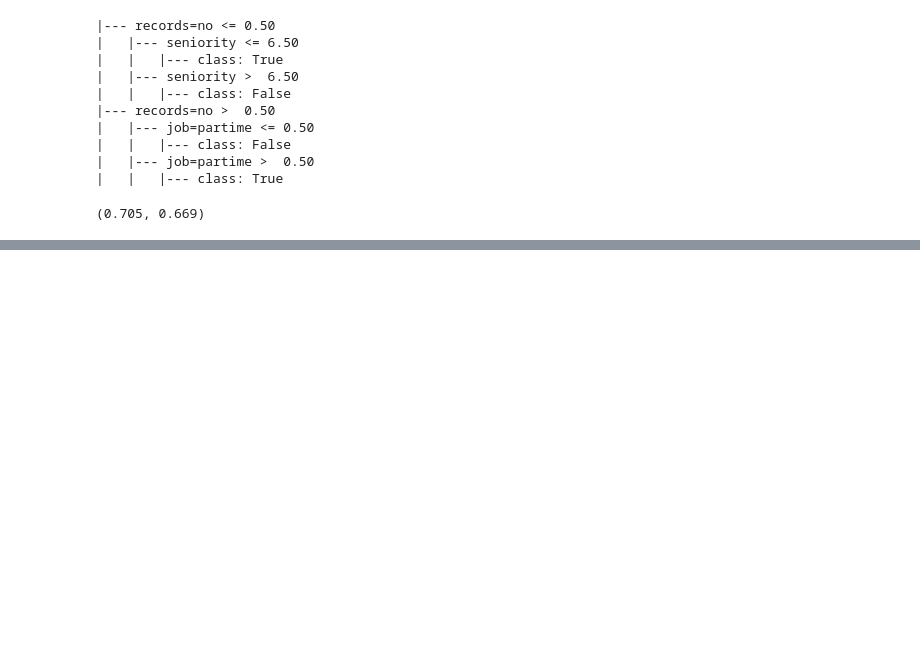
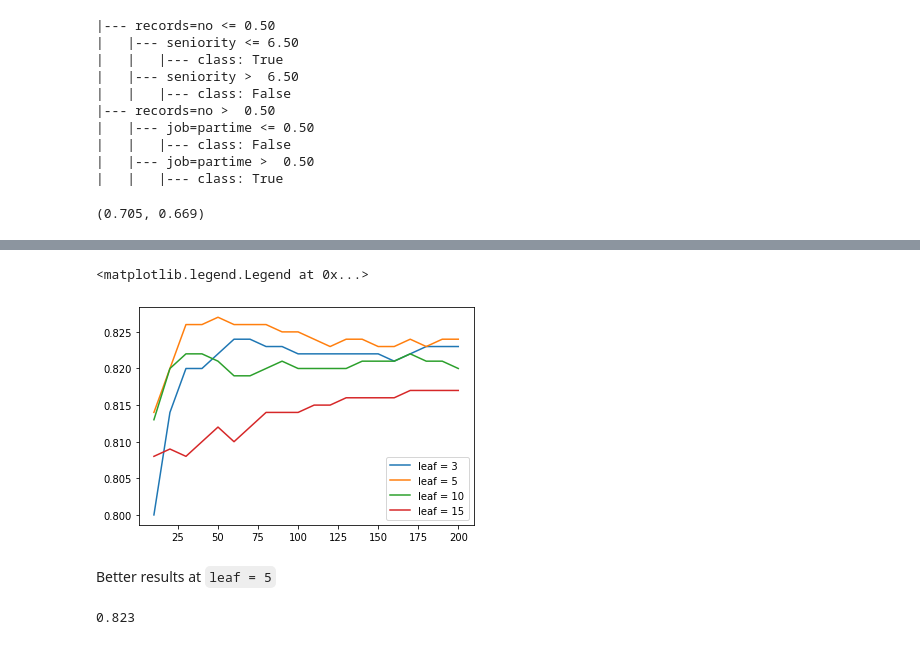
Before and after one commit to nandan-06/Credit-Risk-Score, a Jupyter notebook: CreditRisk.ipynb, the cells around one changed output, grey strips where cells are left out. Saved outputs shown, nothing was run; the diff lists cells and outputs as text; code cells hidden in the pictures; blank space fills up the shorter version.

```diff
--- a/CreditRisk.ipynb
+++ b/CreditRisk.ipynb
@@ -407,0 +545,16 @@ df_new
+# %%
+# Parameter tuning for the random forest on `min_sample_leaf`
+all_aucs = {}
+for leaf in [3,5,10,15]:
+    print(f"no. of leaf: {leaf}")
+    aucs = []
+    for n in range (10, 201, 10):
+        rf = RandomForestClassifier(n_estimators=n,min_samples_leaf=leaf ,random_state=11, max_depth=10) # max_depth = 10 because better accuracy
+        rf.fit(X_train, y_train)
+        y_pred = rf.predict_proba(X_val)[:,1]
+        acc = roc_auc_score(y_val, y_pred).round(3)
+        print(f"n_trees: {n} -> score: {acc}")
+        aucs.append(acc)
+
+    all_aucs[leaf] = aucs
+    print()
@@ -407,0 +579,21 @@ df_new
+# %%
+num_trees = list(range(10,201,10))
+plt.plot(num_trees, all_aucs[3], label = 'leaf = 3')
+plt.plot(num_trees, all_aucs[5], label = 'leaf = 5')
+plt.plot(num_trees, all_aucs[10], label = 'leaf = 10')
+plt.plot(num_trees, all_aucs[15], label = 'leaf = 15')
+plt.legend()
+# %% [output]
+<matplotlib.legend.Legend at 0x...>
+[figure, added]
+# %% [markdown]
+Better results at `leaf = 5`
+# %%
+# Training on `n_estimators = 200` `max_depth = 10` and `min_sample_leaf = 5`
+rf = RandomForestClassifier(n_estimators=180, max_depth=10, min_samples_leaf=5, random_state=11)
+rf.fit(X_train, y_train)
+y_pred = rf.predict_proba(X_val)[:,1]
+acc = roc_auc_score(y_val, y_pred).round(3)
+acc
+# %% [output]
+0.823
```
Also changed, not shown: parts of 15 cells of this notebook.
